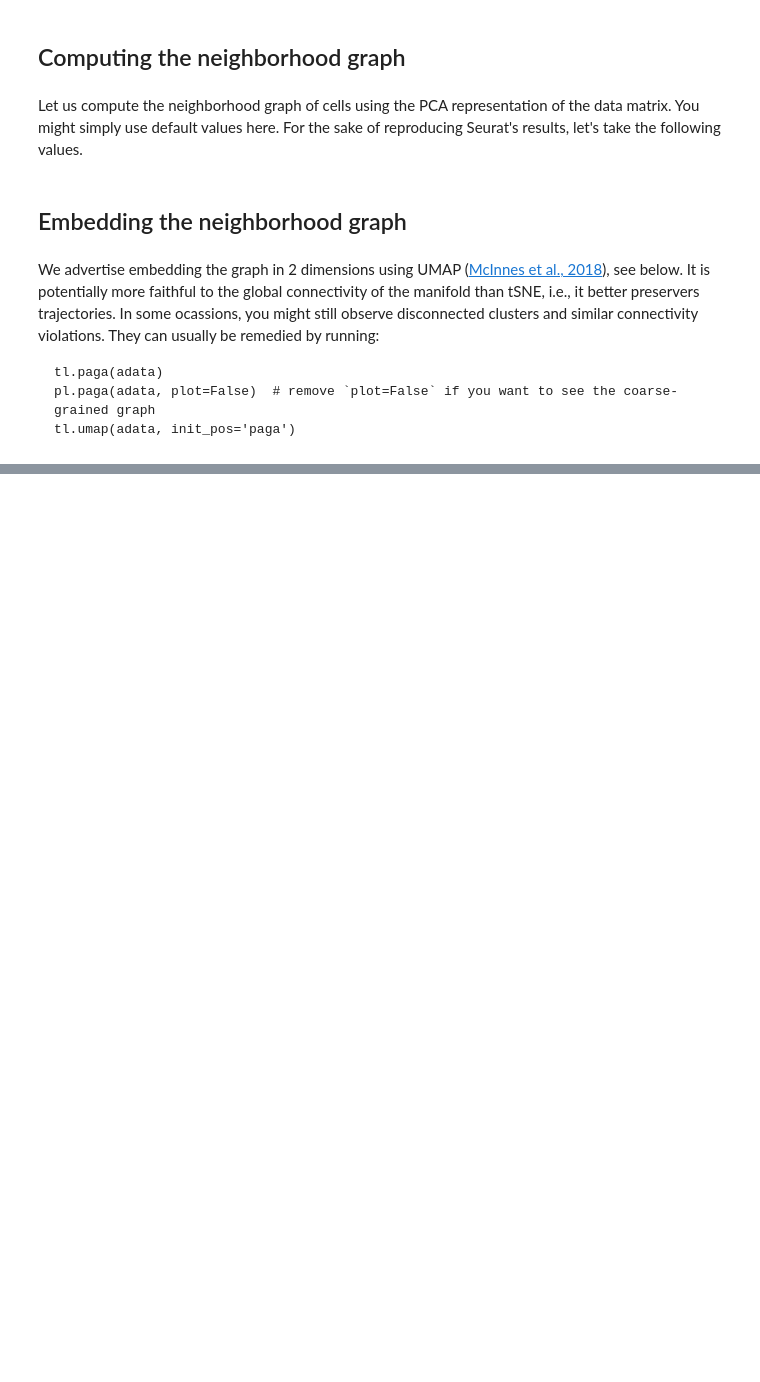
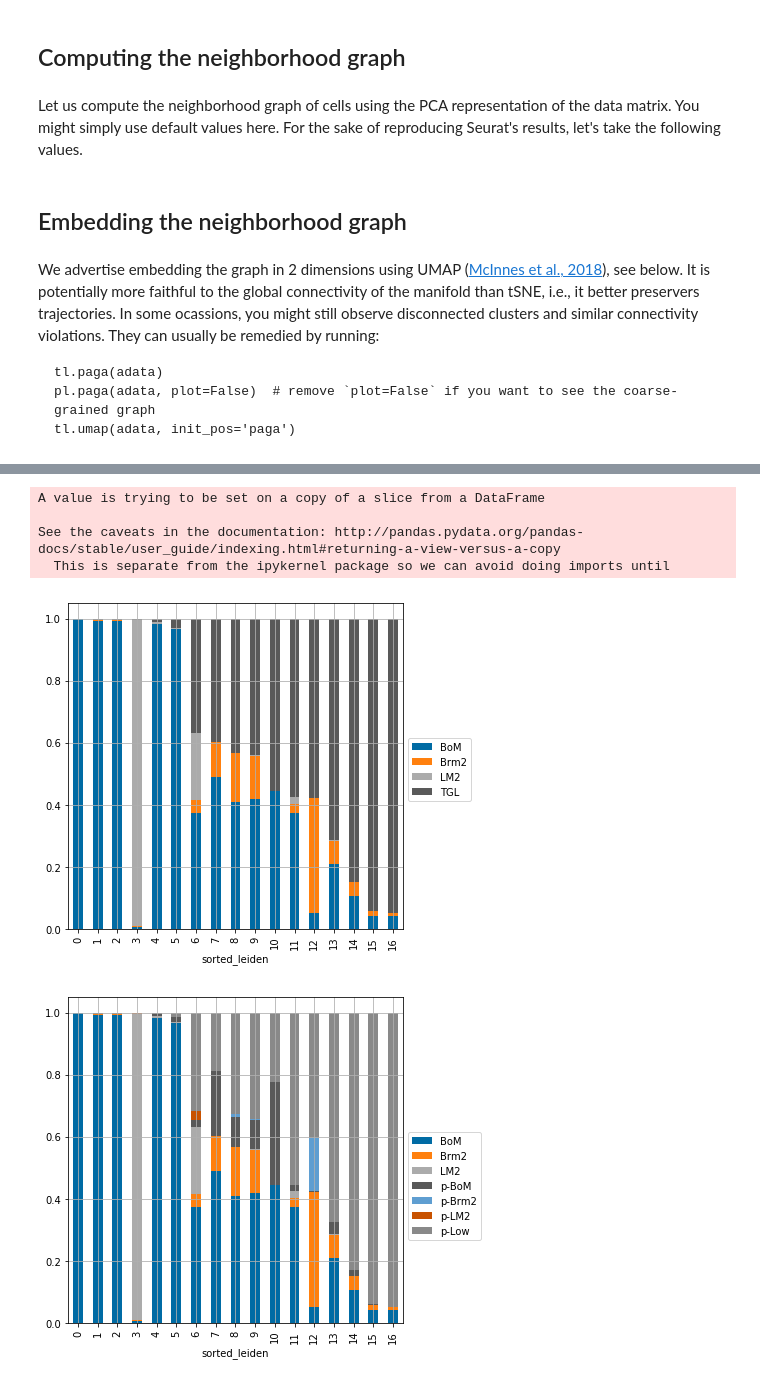
Before and after one commit to tiannagrant/BP205B_2020, a Jupyter notebook: DE_MDA.ipynb, the cells around one changed output, grey strips where cells are left out. Saved outputs shown, nothing was run; the diff lists cells and outputs as text; code cells hidden in the pictures; blank space fills up the shorter version.

```diff
--- a/DE_MDA.ipynb
+++ b/DE_MDA.ipynb
@@ -304,0 +129,6 @@ posx and posy should be finite values
+# %%
+sorted_clusters = [14, 4, 12, 5, 6, 7, 9, 15, 0, 10, 16, 13, 2, 8, 3, 11, 1]
+# %%
+names = dict.fromkeys(sorted_clusters)
+for key in names.keys():
+    names[key] = sorted_clusters.index(key)
@@ -304,0 +155,25 @@ posx and posy should be finite values
+# %%
+adata.obs['sorted_leiden'] = ''
+for row in range(len(adata.obs['leiden'])):
+    adata.obs['sorted_leiden'][row] = names[int(adata.obs['leiden'][row])]
+# %% [output]
+A value is trying to be set on a copy of a slice from a DataFrame
+
+See the caveats in the documentation: http://pandas.pydata.org/pandas-docs/stable/user_guide/indexing.html#returning-a-view-versus-a-copy
+  This is separate from the ipykernel package so we can avoid doing imports until
+# %%
+x = adata.obs.groupby(by = ['sorted_leiden', 'SampleType']).size() / adata.obs.groupby(by = 'sorted_leiden').size()
+ax = x.unstack().plot(kind='bar', stacked = True)
+ax.legend(bbox_to_anchor=(1, .6))
+ax.grid(b=None)
+
+#plt.savefig('MDA_box.svg', format = 'svg')
+
+
+x = adata.obs.groupby(by = ['sorted_leiden', 'status']).size() / adata.obs.groupby(by = 'sorted_leiden').size()
+ax = x.unstack().plot(kind='bar', stacked = True)
+ax.legend(bbox_to_anchor=(1, .6))
+ax.grid(b=None)
+# %% [output]
+[figure, added]
+[figure, added]
```
Also changed, not shown: parts of 38 cells of this notebook, 16 other files.
